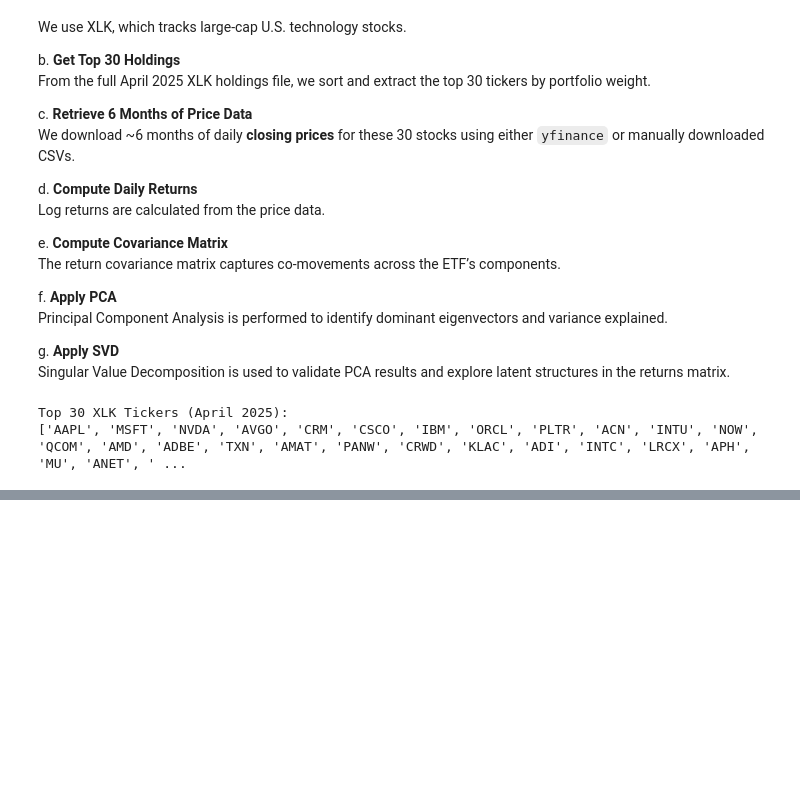
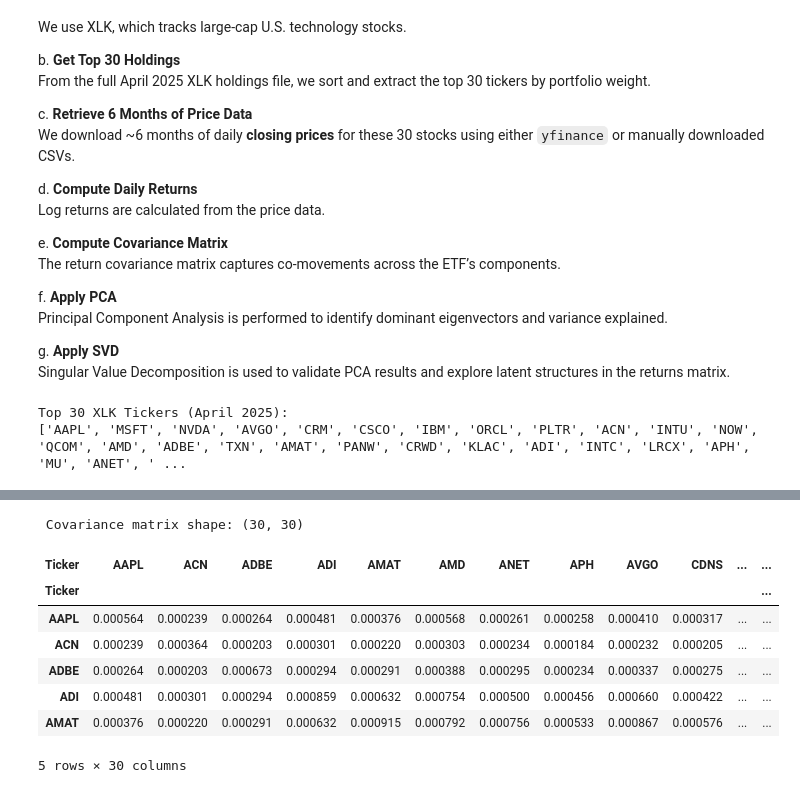
Before and after one commit to godlesscherry/gw-1-mscfe-wqu, a Jupyter notebook: 8952_FD GWP 1 M5.ipynb, the cells around one changed output, grey strips where cells are left out. Drawn from its saved outputs; the diff is of its cells as text; code cells hidden in the pictures; blank space fills up the shorter version.

```diff
--- a/8952_FD GWP 1 M5.ipynb
+++ b/8952_FD GWP 1 M5.ipynb
@@ -495,0 +512,17 @@ Close price matrix shape: (124, 30)
+# %%
+#  Compute the covariance matrix of daily log returns
+cov_matrix = log_returns.cov()
+
+#  Show shape and preview
+print(" Covariance matrix shape:", cov_matrix.shape)
+display(cov_matrix.head())
+# %% [output]
+ Covariance matrix shape: (30, 30)
+| Ticker | AAPL | ACN | ADBE | ADI | AMAT | AMD | ANET | APH | AVGO | CDNS | ... | ... |
+| Ticker |  |  |  |  |  |  |  |  |  |  |  | ... |
+| AAPL | 0.000564 | 0.000239 | 0.000264 | 0.000481 | 0.000376 | 0.000568 | 0.000261 | 0.000258 | 0.000410 | 0.000317 | ... | ... |
+| ACN | 0.000239 | 0.000364 | 0.000203 | 0.000301 | 0.000220 | 0.000303 | 0.000234 | 0.000184 | 0.000232 | 0.000205 | ... | ... |
+| ADBE | 0.000264 | 0.000203 | 0.000673 | 0.000294 | 0.000291 | 0.000388 | 0.000295 | 0.000234 | 0.000337 | 0.000275 | ... | ... |
+| ADI | 0.000481 | 0.000301 | 0.000294 | 0.000859 | 0.000632 | 0.000754 | 0.000500 | 0.000456 | 0.000660 | 0.000422 | ... | ... |
+| AMAT | 0.000376 | 0.000220 | 0.000291 | 0.000632 | 0.000915 | 0.000792 | 0.000756 | 0.000533 | 0.000867 | 0.000576 | ... | ... |
+5 rows × 30 columns
```
Also changed, not shown: parts of 4 cells of this notebook.
